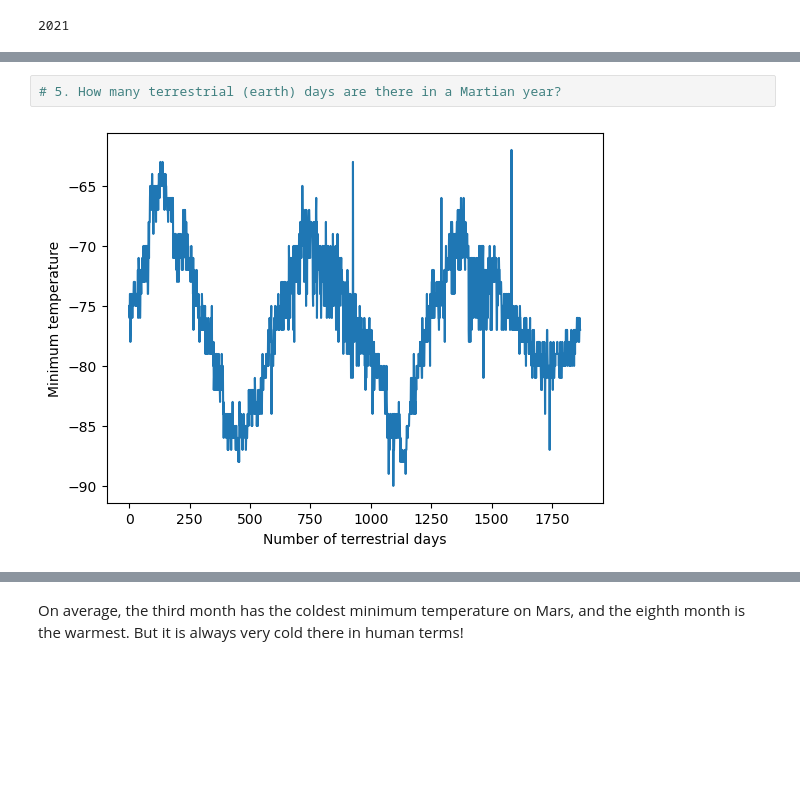
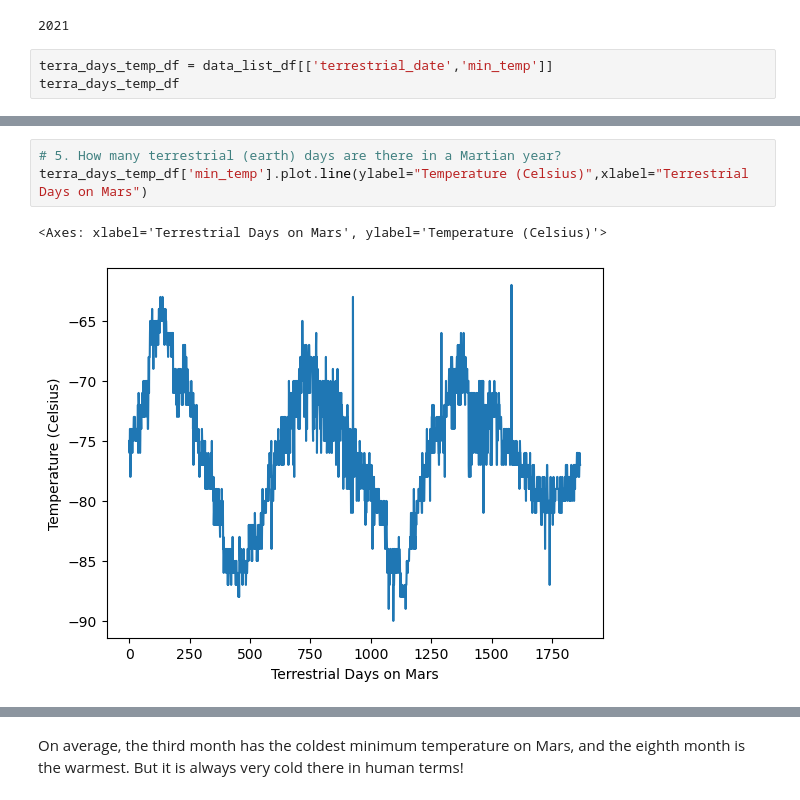
Before and after one commit to baltzelj/web_scrape_challenge, a Jupyter notebook: part_2_mars_weather.ipynb, the cells around one changed output, grey strips where cells are left out. Drawn from its saved outputs; the diff is of its cells as text; blank space fills up the shorter version.

```diff
--- a/part_2_mars_weather.ipynb
+++ b/part_2_mars_weather.ipynb
@@ -235,3 +237,6 @@ earth_days = (max_date - min_date).days
 print(earth_days)
 # %% [output]
 2021
+# %%
+terra_days_temp_df = data_list_df[['terrestrial_date','min_temp']]
+terra_days_temp_df
@@ -238,4 +257,6 @@ print(earth_days)
 # %%
 # 5. How many terrestrial (earth) days are there in a Martian year?
+terra_days_temp_df['min_temp'].plot.line(ylabel="Temperature (Celsius)",xlabel="Terrestrial Days on Mars")
 # %% [output]
+<Axes: xlabel='Terrestrial Days on Mars', ylabel='Temperature (Celsius)'>
-[figure, old version]
+[figure, new version]
```
Also changed, not shown: parts of 4 cells of this notebook, 1 other file.
